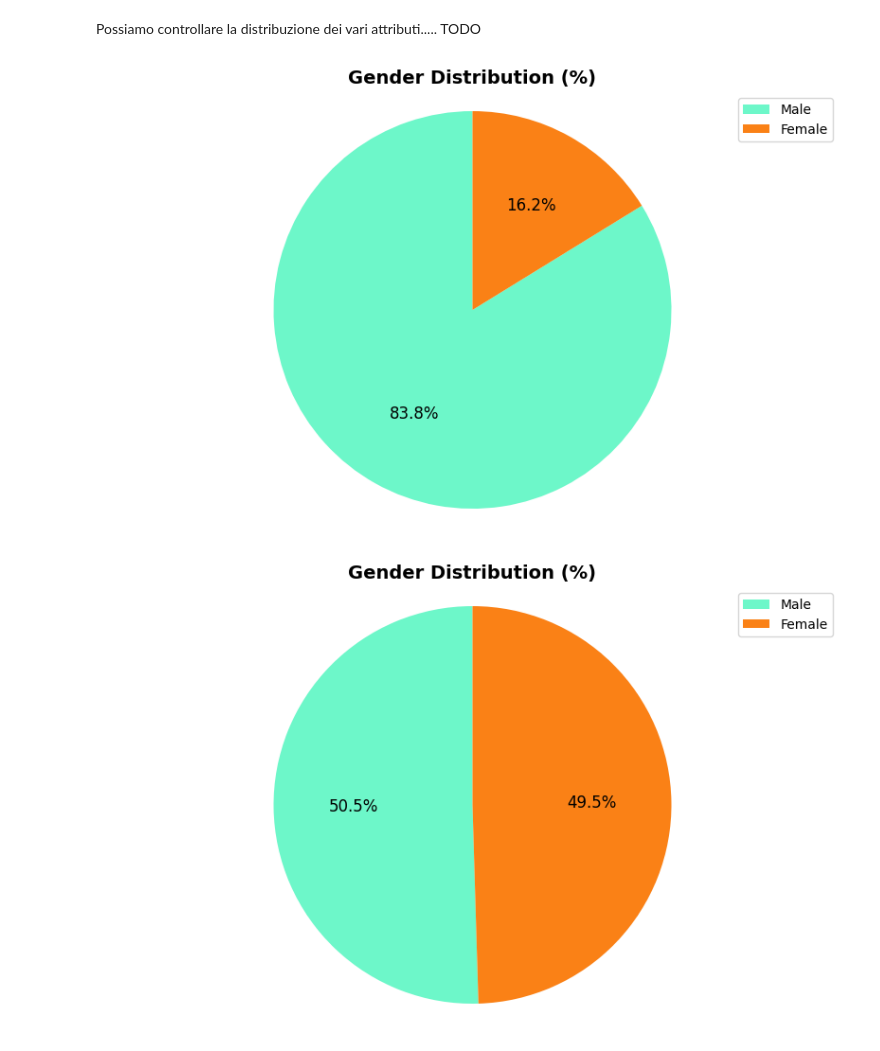
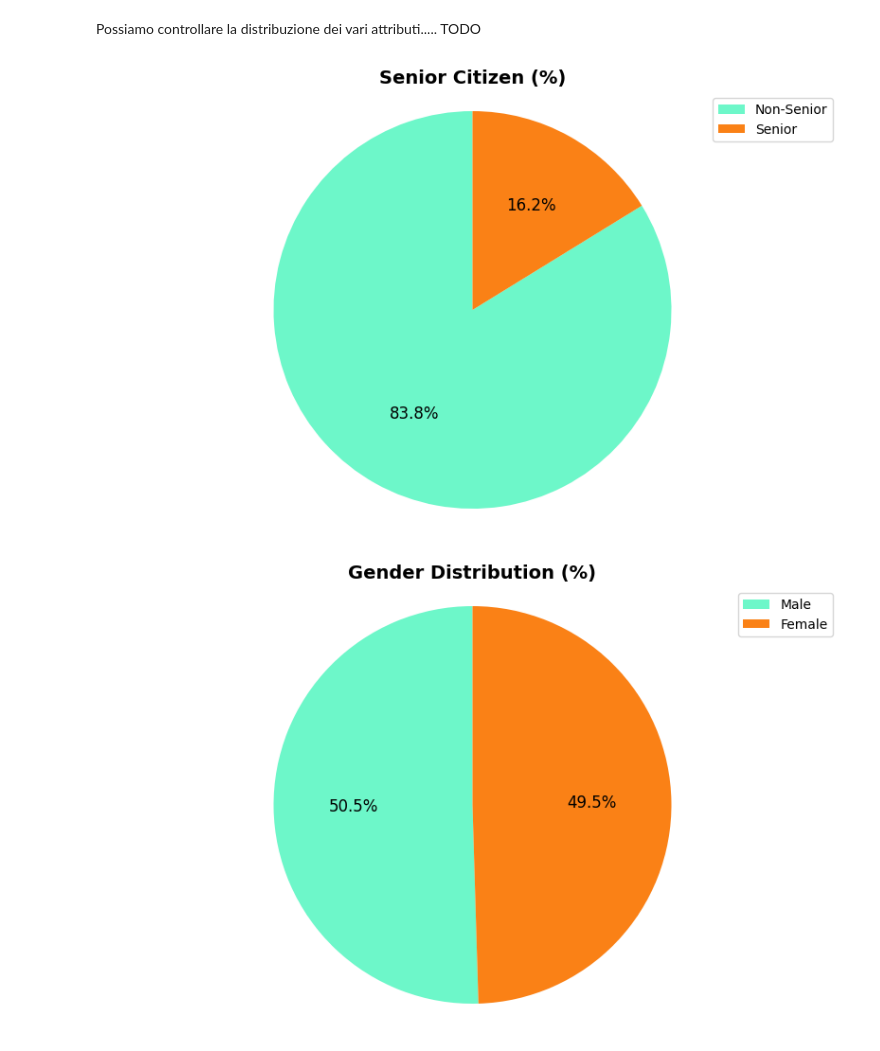
Before and after one commit to GiovanniLodari/DataMiningProject, a Jupyter notebook: ProgettoDM.ipynb, the cells around one changed output. Saved outputs shown, nothing was run; the diff lists cells and outputs as text; code cells hidden in the pictures.

Commit message:
Corrected labels on pie chart (Senior Citizen).

```diff
--- a/ProgettoDM.ipynb
+++ b/ProgettoDM.ipynb
@@ -583,19 +583,19 @@ Duplicate Values: 0
 # %% [markdown]
 Possiamo controllare la distribuzione dei vari attributi..... TODO
 # %%
-gender_counts = merged_df['Senior Citizen'].value_counts()
-labels = gender_counts.index
-sizes = gender_counts.values
+senior_counts = merged_df['Senior Citizen'].value_counts()
+labels = senior_counts.index
+sizes = senior_counts.values
 
 # Plot pie chart
 plt.figure(figsize=(10, 6))
 plt.pie(sizes, autopct='%1.1f%%', startangle=90, colors=['#6df7c9','#fa8116'], textprops={'fontsize': 12})
-plt.title('Gender Distribution (%)', fontsize=14, fontweight='bold')
+plt.title('Senior Citizen (%)', fontsize=14, fontweight='bold')
 plt.axis('equal')  # Keep circle shape
-plt.legend(labels=['Male', 'Female'])
+plt.legend(labels=['Non-Senior', 'Senior'])
 plt.show()
 # %% [output]
-[figure, old version]
+[figure, new version]
 # %%
 gender_counts = merged_df['Gender'].value_counts()
 labels = gender_counts.index
```
Also changed, not shown: parts of 1 cell of this notebook.
